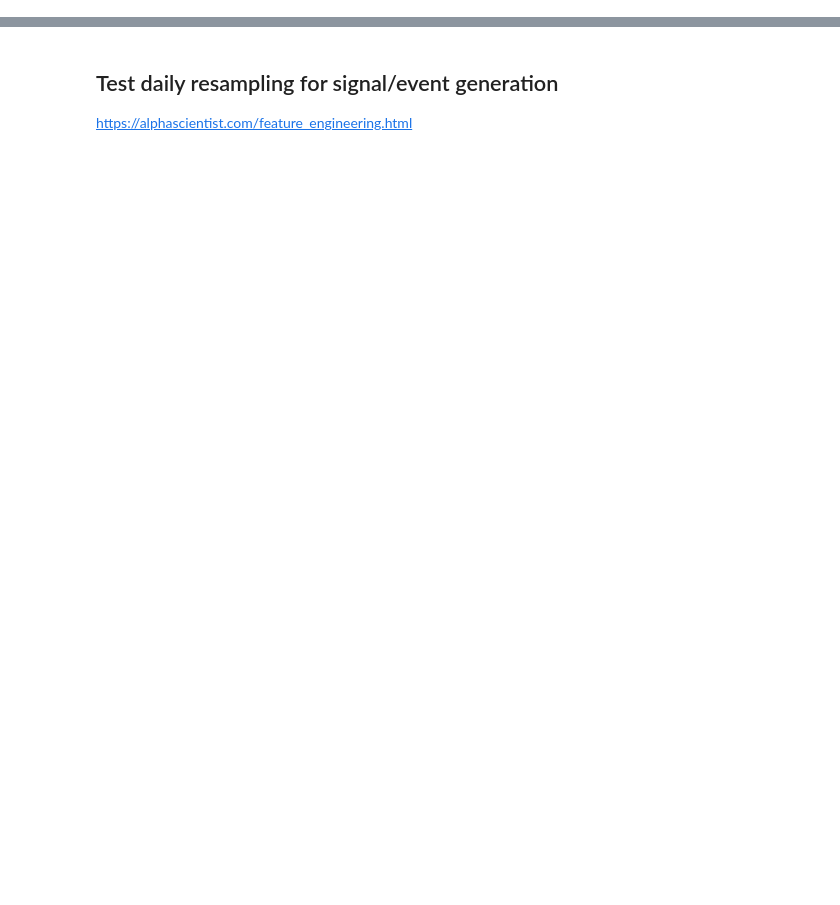
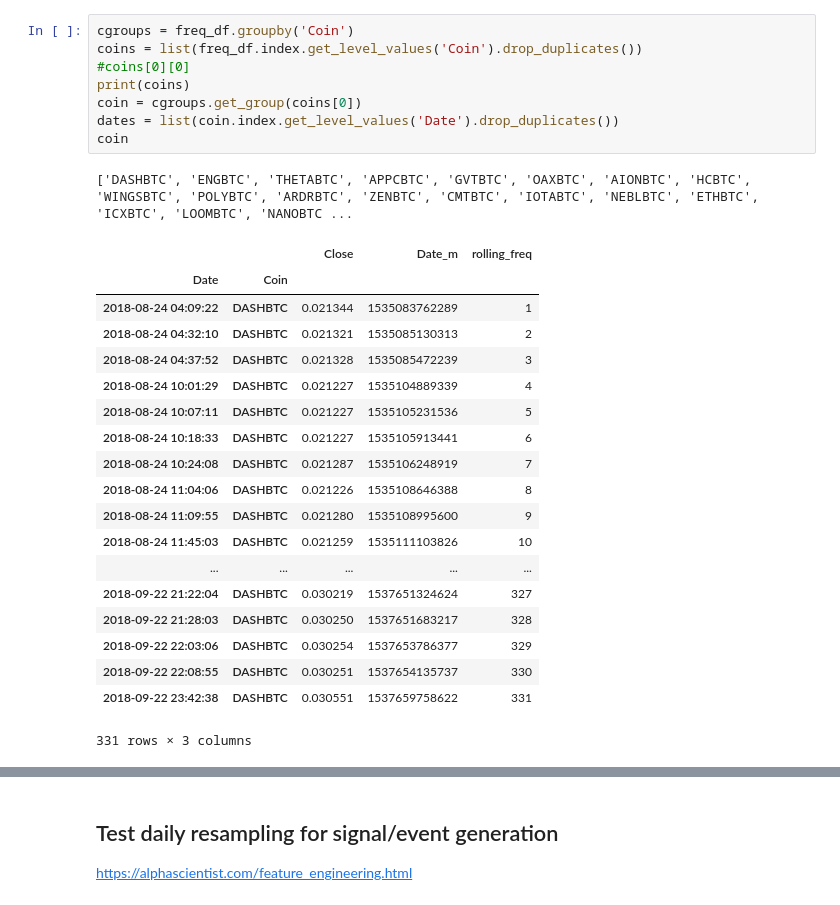
Before and after one commit to darkstar4401/Portfolio-Analysis, a Jupyter notebook: bw_freq_port.ipynb, the cells around one changed output, grey strips where cells are left out. Drawn from its saved outputs; the diff is of its cells as text; blank space fills up the shorter version.

```diff
--- a/bw_freq_port.ipynb
+++ b/bw_freq_port.ipynb
@@ -237,3 +276,32 @@ coins,cgroups = interval(30,st,end)
+# %%
+cgroups = freq_df.groupby('Coin')
+coins = list(freq_df.index.get_level_values('Coin').drop_duplicates())
+#coins[0][0]
+print(coins)
+coin = cgroups.get_group(coins[0])
+dates = list(coin.index.get_level_values('Date').drop_duplicates())
+coin
+# %% [output]
+['DASHBTC', 'ENGBTC', 'THETABTC', 'APPCBTC', 'GVTBTC', 'OAXBTC', 'AIONBTC', 'HCBTC', 'WINGSBTC', 'POLYBTC', 'ARDRBTC', 'ZENBTC', 'CMTBTC', 'IOTABTC', 'NEBLBTC', 'ETHBTC', 'ICXBTC', 'LOOMBTC', 'NANOBTC ...
+|  |  | Close | Date_m | rolling_freq |
+| Date | Coin |  |  |  |
+| 2018-08-24 04:09:22 | DASHBTC | 0.021344 | 1535083762289 | 1 |
+| 2018-08-24 04:32:10 | DASHBTC | 0.021321 | 1535085130313 | 2 |
+| 2018-08-24 04:37:52 | DASHBTC | 0.021328 | 1535085472239 | 3 |
+| 2018-08-24 10:01:29 | DASHBTC | 0.021227 | 1535104889339 | 4 |
+| 2018-08-24 10:07:11 | DASHBTC | 0.021227 | 1535105231536 | 5 |
+| 2018-08-24 10:18:33 | DASHBTC | 0.021227 | 1535105913441 | 6 |
+| 2018-08-24 10:24:08 | DASHBTC | 0.021287 | 1535106248919 | 7 |
+| 2018-08-24 11:04:06 | DASHBTC | 0.021226 | 1535108646388 | 8 |
+| 2018-08-24 11:09:55 | DASHBTC | 0.021280 | 1535108995600 | 9 |
+| 2018-08-24 11:45:03 | DASHBTC | 0.021259 | 1535111103826 | 10 |
+| ... | ... | ... | ... | ... |
+| 2018-09-22 21:22:04 | DASHBTC | 0.030219 | 1537651324624 | 327 |
+| 2018-09-22 21:28:03 | DASHBTC | 0.030250 | 1537651683217 | 328 |
+| 2018-09-22 22:03:06 | DASHBTC | 0.030254 | 1537653786377 | 329 |
+| 2018-09-22 22:08:55 | DASHBTC | 0.030251 | 1537654135737 | 330 |
+| 2018-09-22 23:42:38 | DASHBTC | 0.030551 | 1537659758622 | 331 |
+331 rows × 3 columns
 # %%
 #print(coins)
 #utc intervals for ranking event
```
Also changed, not shown: parts of 13 cells of this notebook.
